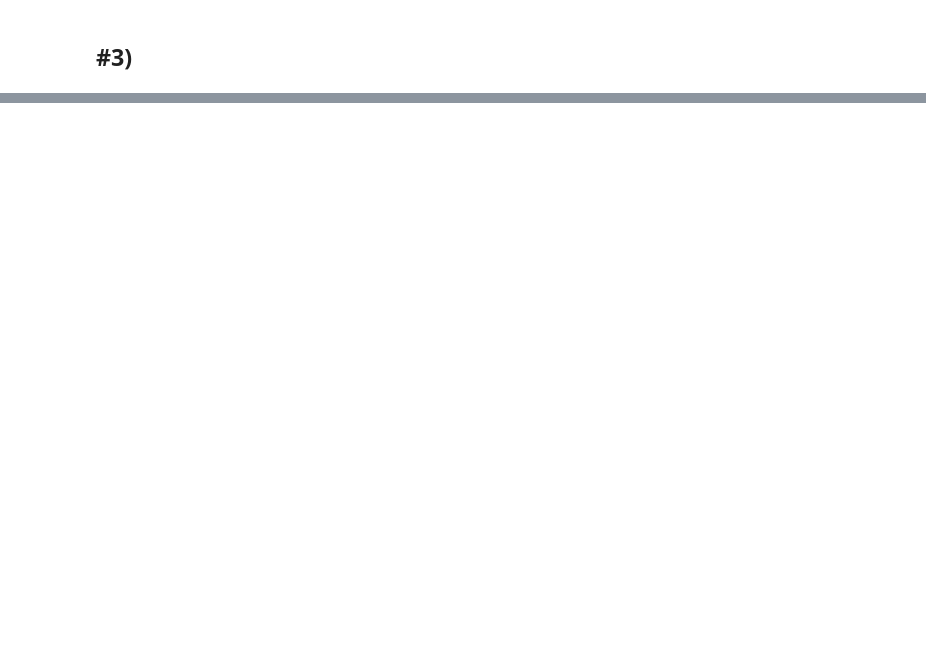
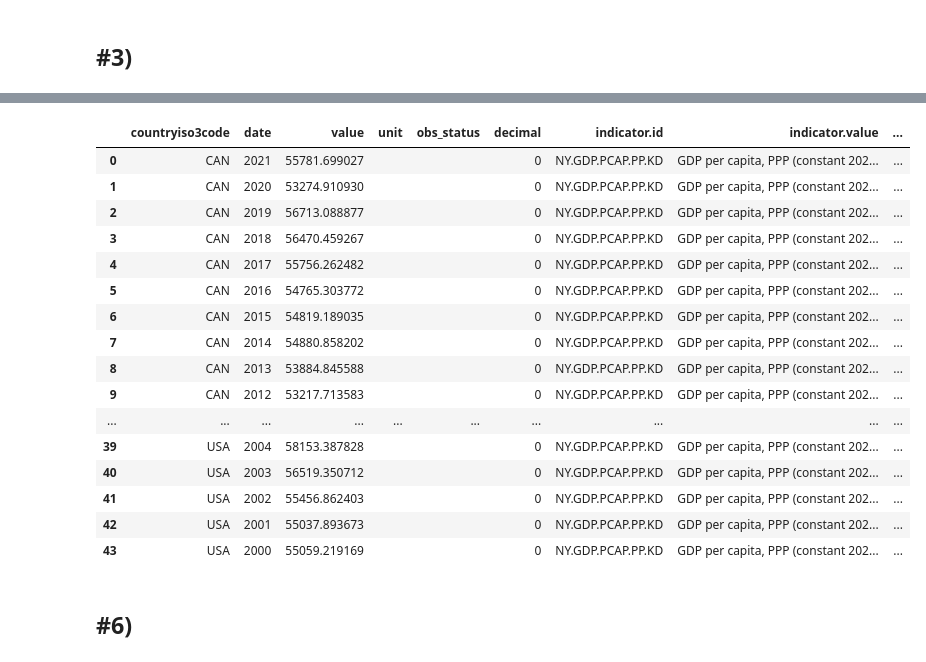
Before and after one commit to nss-data-science-cohort-8/api-exercise-ThomasDavis4757, a Jupyter notebook: notebooks/UN_Api.ipynb, the cells around one changed output, grey strips where cells are left out. Saved outputs shown, nothing was run; the diff lists cells and outputs as text; code cells hidden in the pictures; blank space fills up the shorter version.

```diff
--- a/notebooks/UN_Api.ipynb
+++ b/notebooks/UN_Api.ipynb
@@ -147,0 +735,56 @@ gdp_merged
+# %%
+def get_all_records_json(endpoint, params, normalize = False):
+
+    """
+    This function takes in an endpoint to data formatted as string, and params as a dictionary (no per_pages), and
+    an option to normalize the data and will gather all of the data from that endpoint with params and turn it
+    into a dataframe.
+
+
+    """
+
+    response = requests.get(endpoint, params = params)
+    res = response.json()
+    total_pages = res[0]['total']
+
+    new_params = params
+    new_params['per_page'] = total_pages
+
+    response = requests.get(endpoint, params=params)
+    res = response.json()
+
+    if normalize:
+        df = pd.json_normalize(res[1])
+    else:
+        df = pd.DataFrame(res[1])
+
+    return df
+
+
+endpoint5 = 'https://api.worldbank.org/v2/country/us;can/indicator/NY.GDP.PCAP.PP.KD'
+params5 =  {
+    'format': 'json',
+    'date':'2000:2021'
+}
+
+get_all_records_json(endpoint5,params5, normalize = True)
+# %% [output]
+|  | countryiso3code | date | value | unit | obs_status | decimal | indicator.id | indicator.value | ... |
+| 0 | CAN | 2021 | 55781.699027 |  |  | 0 | NY.GDP.PCAP.PP.KD | GDP per capita, PPP (constant 202... | ... |
+| 1 | CAN | 2020 | 53274.910930 |  |  | 0 | NY.GDP.PCAP.PP.KD | GDP per capita, PPP (constant 202... | ... |
+| 2 | CAN | 2019 | 56713.088877 |  |  | 0 | NY.GDP.PCAP.PP.KD | GDP per capita, PPP (constant 202... | ... |
+| 3 | CAN | 2018 | 56470.459267 |  |  | 0 | NY.GDP.PCAP.PP.KD | GDP per capita, PPP (constant 202... | ... |
+| 4 | CAN | 2017 | 55756.262482 |  |  | 0 | NY.GDP.PCAP.PP.KD | GDP per capita, PPP (constant 202... | ... |
+| 5 | CAN | 2016 | 54765.303772 |  |  | 0 | NY.GDP.PCAP.PP.KD | GDP per capita, PPP (constant 202... | ... |
+| 6 | CAN | 2015 | 54819.189035 |  |  | 0 | NY.GDP.PCAP.PP.KD | GDP per capita, PPP (constant 202... | ... |
+| 7 | CAN | 2014 | 54880.858202 |  |  | 0 | NY.GDP.PCAP.PP.KD | GDP per capita, PPP (constant 202... | ... |
+| 8 | CAN | 2013 | 53884.845588 |  |  | 0 | NY.GDP.PCAP.PP.KD | GDP per capita, PPP (constant 202... | ... |
+| 9 | CAN | 2012 | 53217.713583 |  |  | 0 | NY.GDP.PCAP.PP.KD | GDP per capita, PPP (constant 202... | ... |
+| ... | ... | ... | ... | ... | ... | ... | ... | ... | ... |
+| 39 | USA | 2004 | 58153.387828 |  |  | 0 | NY.GDP.PCAP.PP.KD | GDP per capita, PPP (constant 202... | ... |
+| 40 | USA | 2003 | 56519.350712 |  |  | 0 | NY.GDP.PCAP.PP.KD | GDP per capita, PPP (constant 202... | ... |
+| 41 | USA | 2002 | 55456.862403 |  |  | 0 | NY.GDP.PCAP.PP.KD | GDP per capita, PPP (constant 202... | ... |
+| 42 | USA | 2001 | 55037.893673 |  |  | 0 | NY.GDP.PCAP.PP.KD | GDP per capita, PPP (constant 202... | ... |
+| 43 | USA | 2000 | 55059.219169 |  |  | 0 | NY.GDP.PCAP.PP.KD | GDP per capita, PPP (constant 202... | ... |
+# %% [markdown]
+## #6)
```
Also changed, not shown: parts of 46 cells of this notebook.
